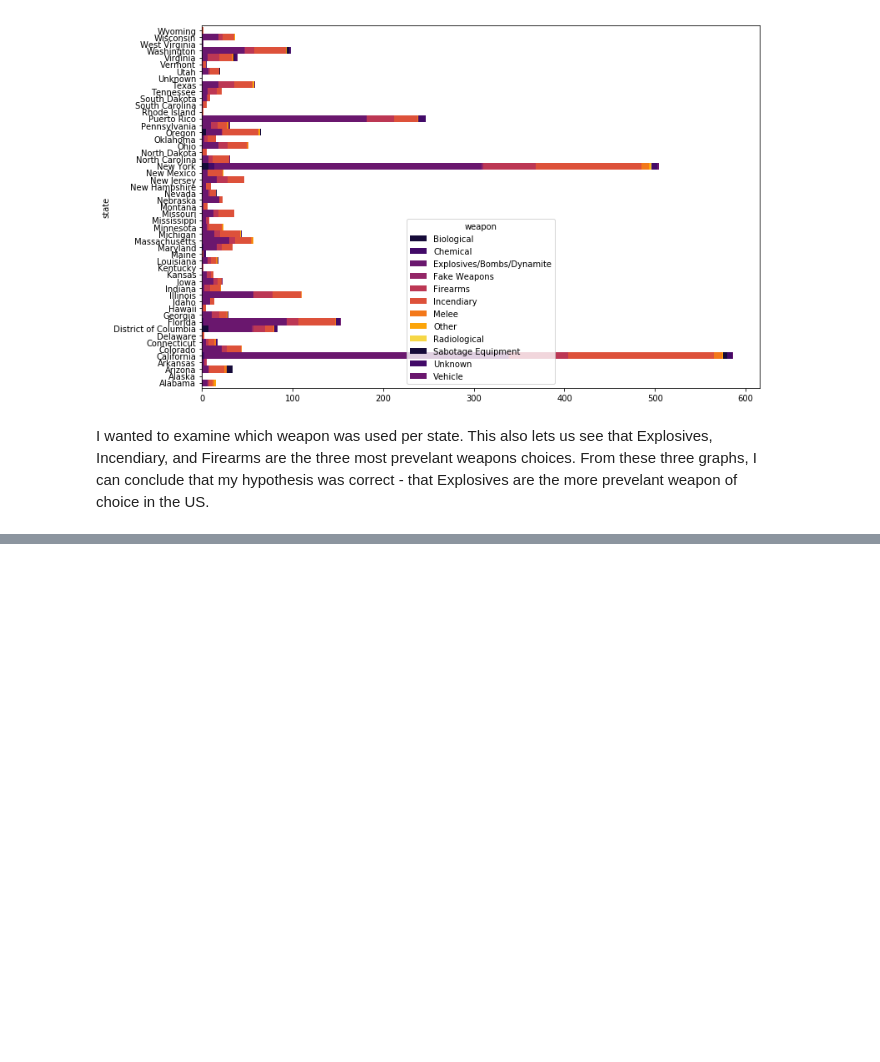
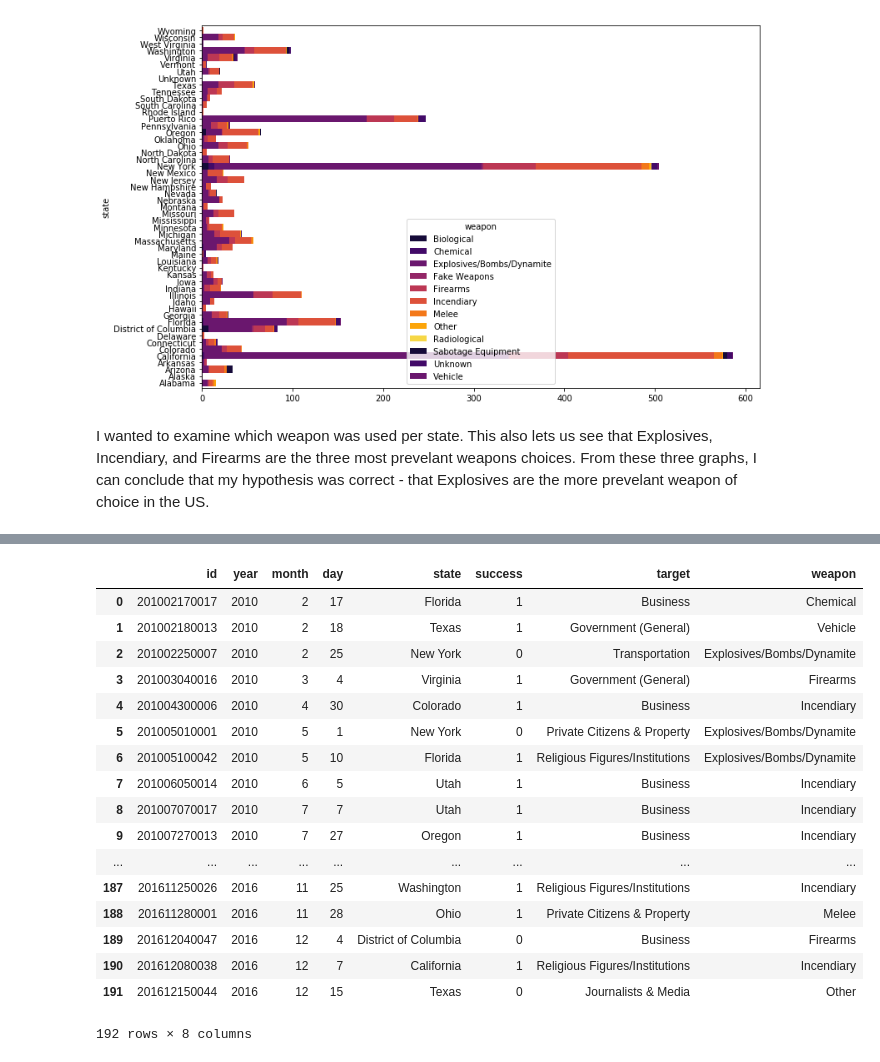
Before and after one commit to lizzieh14/US_Terrorism, a Jupyter notebook: Final_Project_US_Terrorism.ipynb, the cells around one changed output, grey strips where cells are left out. Cells and saved outputs as stored; diff of their text form; code cells hidden in the pictures; blank space fills up the shorter version.

```diff
--- a/Final_Project_US_Terrorism.ipynb
+++ b/Final_Project_US_Terrorism.ipynb
@@ -267,0 +262,24 @@ I wanted to examine which weapon was used per state. This also lets us see that
+# %%
+df_prediction = df_us[['id','year','month','day','state','success','target','weapon']]
+df_prediction = df_prediction[df_prediction['year']>= 2010]
+df_prediction.reset_index(drop=True , inplace=True)
+df_prediction
+# %% [output]
+|  | id | year | month | day | state | success | target | weapon |
+| 0 | 201002170017 | 2010 | 2 | 17 | Florida | 1 | Business | Chemical |
+| 1 | 201002180013 | 2010 | 2 | 18 | Texas | 1 | Government (General) | Vehicle |
+| 2 | 201002250007 | 2010 | 2 | 25 | New York | 0 | Transportation | Explosives/Bombs/Dynamite |
+| 3 | 201003040016 | 2010 | 3 | 4 | Virginia | 1 | Government (General) | Firearms |
+| 4 | 201004300006 | 2010 | 4 | 30 | Colorado | 1 | Business | Incendiary |
+| 5 | 201005010001 | 2010 | 5 | 1 | New York | 0 | Private Citizens & Property | Explosives/Bombs/Dynamite |
+| 6 | 201005100042 | 2010 | 5 | 10 | Florida | 1 | Religious Figures/Institutions | Explosives/Bombs/Dynamite |
+| 7 | 201006050014 | 2010 | 6 | 5 | Utah | 1 | Business | Incendiary |
+| 8 | 201007070017 | 2010 | 7 | 7 | Utah | 1 | Business | Incendiary |
+| 9 | 201007270013 | 2010 | 7 | 27 | Oregon | 1 | Business | Incendiary |
+| ... | ... | ... | ... | ... | ... | ... | ... | ... |
+| 187 | 201611250026 | 2016 | 11 | 25 | Washington | 1 | Religious Figures/Institutions | Incendiary |
+| 188 | 201611280001 | 2016 | 11 | 28 | Ohio | 1 | Private Citizens & Property | Melee |
+| 189 | 201612040047 | 2016 | 12 | 4 | District of Columbia | 0 | Business | Firearms |
+| 190 | 201612080038 | 2016 | 12 | 7 | California | 1 | Religious Figures/Institutions | Incendiary |
+| 191 | 201612150044 | 2016 | 12 | 15 | Texas | 0 | Journalists & Media | Other |
+192 rows × 8 columns
```
Also changed, not shown: parts of 16 cells of this notebook.
